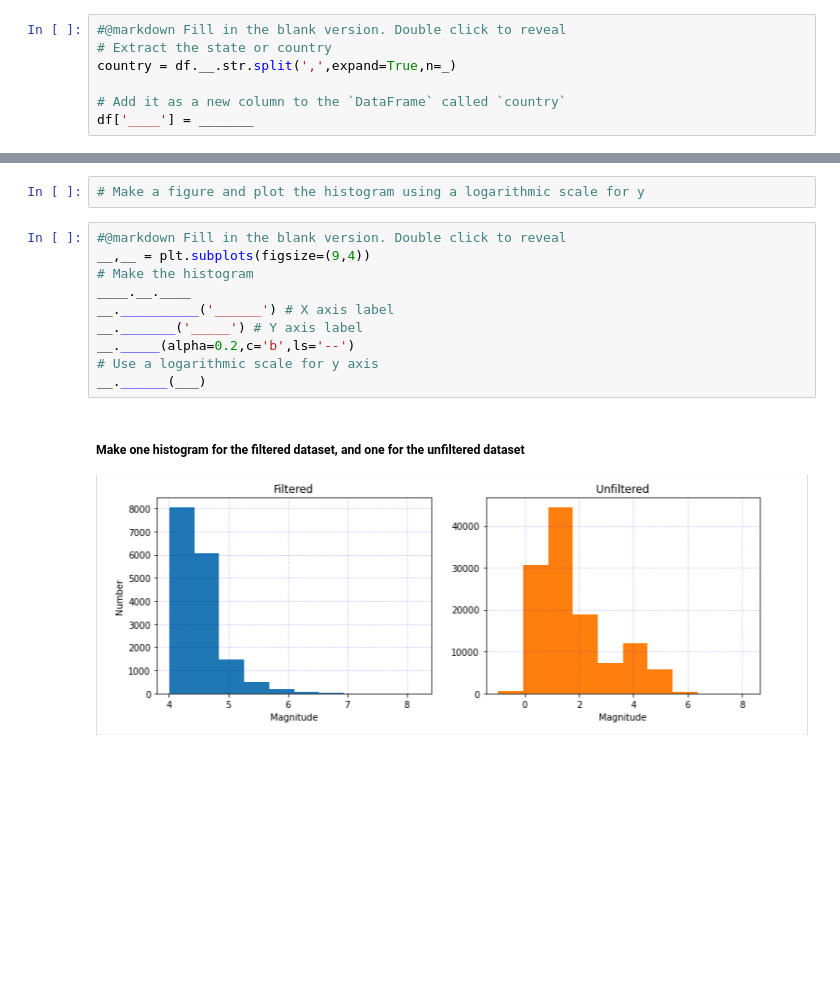
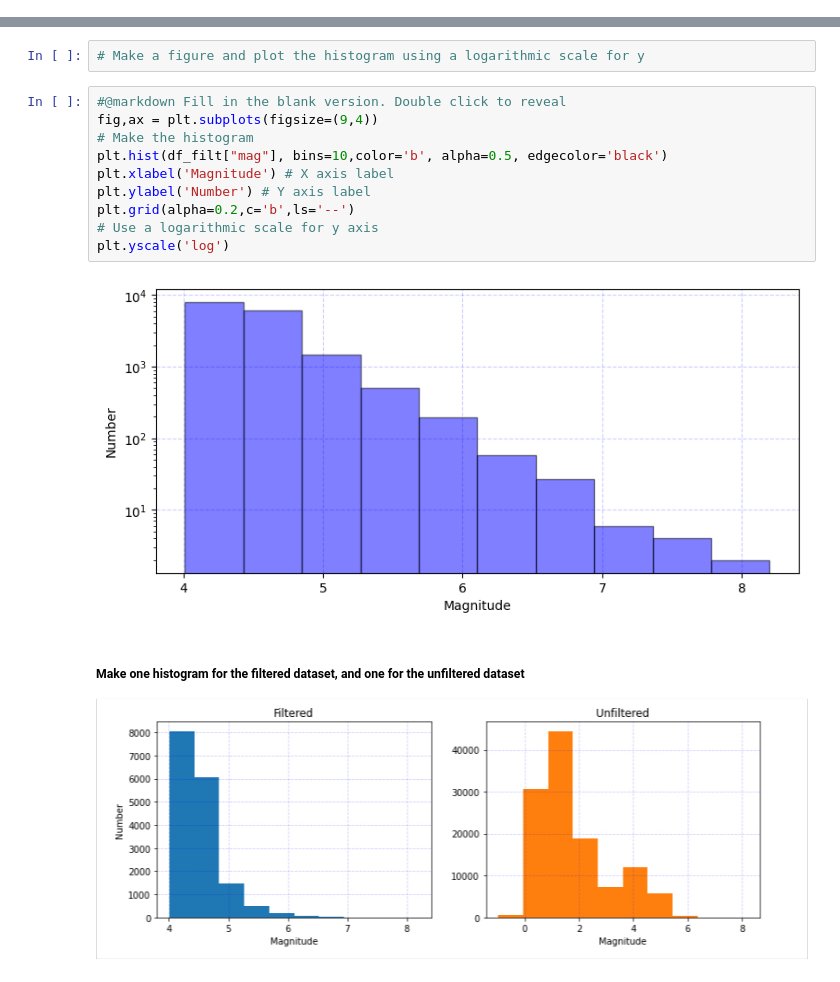
Before and after one commit to Cyp202/2025_Intro_Python, a Jupyter notebook: notebook/W3_S1.ipynb, the cells around one changed output, grey strips where cells are left out. Saved outputs shown, nothing was run; the diff lists cells and outputs as text; blank space fills up the shorter version.

```diff
--- a/notebook/W3_S1.ipynb
+++ b/notebook/W3_S1.ipynb
@@ -295,10 +291,3 @@ df.head()
 | 4 | 2014-01-31 23:30:52.210 | 32.616833 | -115.6925 | 10.59 | 1.34 | ml | 6.0 | 285.00 | 0.04321 | 0.2000 | ci | ... |
 # %%
 # Add it as a new column to the `DataFrame` called `country`
-# %%
-#@markdown Fill in the blank version. Double click to reveal
-# Extract the state or country
-country = df.__.str.split(',',expand=True,n=_)
-
-# Add it as a new column to the `DataFrame` called `country`
-df['____'] = _______
@@ -538,14 +525,16 @@ Hint: Here you can find a [tutorial](https://matplotlib.org/stable/api/_as_gen/m
 # Make a figure and plot the histogram using a logarithmic scale for y
 # %%
 #@markdown Fill in the blank version. Double click to reveal
-__,__ = plt.subplots(figsize=(9,4))
+fig,ax = plt.subplots(figsize=(9,4))
 # Make the histogram
-____.__.____
-__.__________('______') # X axis label
-__._______('_____') # Y axis label
-__._____(alpha=0.2,c='b',ls='--')
+plt.hist(df_filt["mag"], bins=10,color='b', alpha=0.5, edgecolor='black')
+plt.xlabel('Magnitude') # X axis label
+plt.ylabel('Number') # Y axis label
+plt.grid(alpha=0.2,c='b',ls='--')
 # Use a logarithmic scale for y axis
-__.______(___)
+plt.yscale('log')
+# %% [output]
+[figure, added]
 # %% [markdown]
 ##### Make one histogram for the filtered dataset, and one for the unfiltered dataset
 
```
Also changed, not shown: parts of 15 cells of this notebook.
